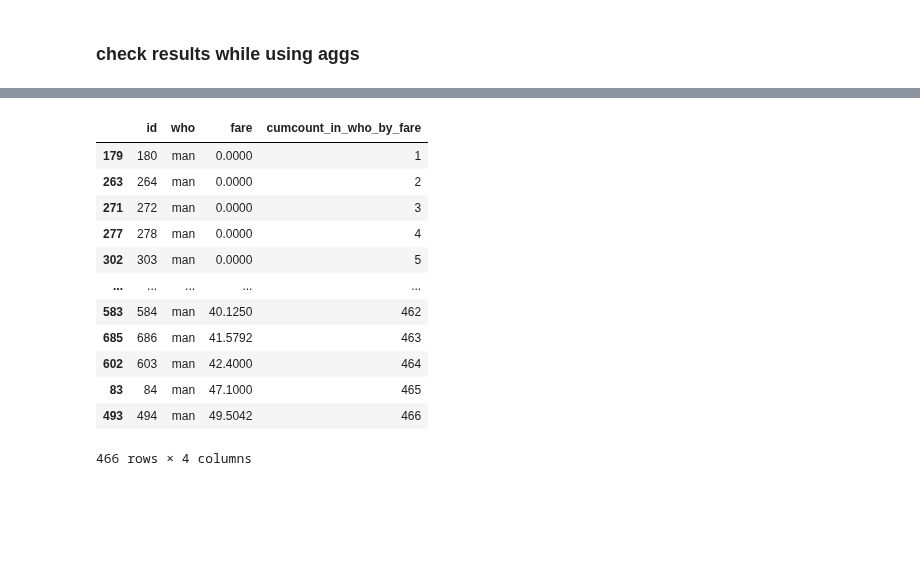
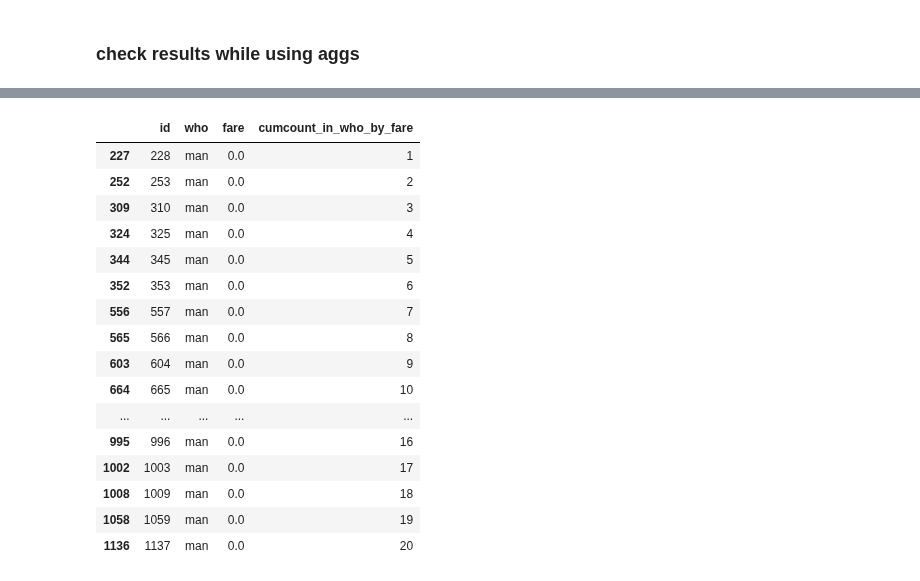
Before and after one commit to 0xdomyz/python_collection, a Jupyter notebook: data_related/pandas_related/intro/pd_analytics.ipynb, the cells around one changed output, grey strips where cells are left out. Drawn from its saved outputs; the diff is of its cells as text; code cells hidden in the pictures; blank space fills up the shorter version.

```diff
--- a/data_related/pandas_related/intro/pd_analytics.ipynb
+++ b/data_related/pandas_related/intro/pd_analytics.ipynb
@@ -79,3 +35,8 @@ df.shape = (891, 4)
 2         1  woman  26.0   7.9250
 3         1  woman  35.0  53.1000
 4         0    man  35.0   8.0500
+# %%
+# expand df by 10000 times
+df = pd.concat([df] * 10000, ignore_index=True)
+df = df.sample(frac=1, random_state=42).reset_index(drop=True)
+print(f"{df.shape = }")
@@ -89,29 +52,16 @@ df2["id"] = range(1, len(df2) + 1)
 df2["avg_age_in_who"] = df2.groupby("who", dropna=False)["age"].transform("mean")
 # %%
 df2["cumcount_in_who_by_fare"] = (
-    df2.groupby(["who"], dropna=False)
-    .apply(
-        lambda x: pd.Series(
-            range(1, len(x) + 1),
-            index=x.sort_values(["fare", "id"], na_position="last").index,
-        ),
-        include_groups=False,
-    )
-    .reset_index(level=0, drop=True)
+    df2.sort_values(["fare", "id"], na_position="last")
+    .groupby("who", dropna=False)
+    .cumcount()
+    + 1
 )
 # %%
-def func(x: pd.DataFrame) -> pd.Series:
-    sorted_x = x.sort_values(["fare", "id"], na_position="last")
-    return pd.Series(
-        np.repeat(sorted_x.head(1)["age"].values, len(x)),
-        index=sorted_x.index,
-    )
-
-
 df2["age_of_lowest_fare_in_who"] = (
-    df2.groupby(["who"], dropna=False)
-    .apply(func, include_groups=False)
-    .reset_index(level=0, drop=True)
+    df2.sort_values(["fare", "id"], na_position="last")
+    .groupby("who", dropna=False)["age"]
+    .transform("first")
 )
 # %%
 src_col = "fare"
@@ -255,21 +209,25 @@ df2.loc[
 # %%
 df2.loc[
     lambda x: x["who"] == "man", ["id", "who", "fare", "cumcount_in_who_by_fare"]
-].sort_values(["fare", "id"])
+].sort_values(["fare", "id"]).head(20)
 # %% [output]
 |  | id | who | fare | cumcount_in_who_by_fare |
-| 179 | 180 | man | 0.0000 | 1 |
-| 263 | 264 | man | 0.0000 | 2 |
-| 271 | 272 | man | 0.0000 | 3 |
-| 277 | 278 | man | 0.0000 | 4 |
-| 302 | 303 | man | 0.0000 | 5 |
+| 227 | 228 | man | 0.0 | 1 |
+| 252 | 253 | man | 0.0 | 2 |
+| 309 | 310 | man | 0.0 | 3 |
+| 324 | 325 | man | 0.0 | 4 |
+| 344 | 345 | man | 0.0 | 5 |
+| 352 | 353 | man | 0.0 | 6 |
+| 556 | 557 | man | 0.0 | 7 |
+| 565 | 566 | man | 0.0 | 8 |
+| 603 | 604 | man | 0.0 | 9 |
+| 664 | 665 | man | 0.0 | 10 |
 | ... | ... | ... | ... | ... |
-| 583 | 584 | man | 40.1250 | 462 |
-| 685 | 686 | man | 41.5792 | 463 |
-| 602 | 603 | man | 42.4000 | 464 |
-| 83 | 84 | man | 47.1000 | 465 |
-| 493 | 494 | man | 49.5042 | 466 |
+| 995 | 996 | man | 0.0 | 16 |
+| 1002 | 1003 | man | 0.0 | 17 |
+| 1008 | 1009 | man | 0.0 | 18 |
+| 1058 | 1059 | man | 0.0 | 19 |
+| 1136 | 1137 | man | 0.0 | 20 |
-466 rows × 4 columns
 # %%
 df2.loc[
     lambda x: x["fare_bin"] != x["fare_adj_bin"],
```
Also changed, not shown: parts of 9 cells of this notebook, 1 other file.
